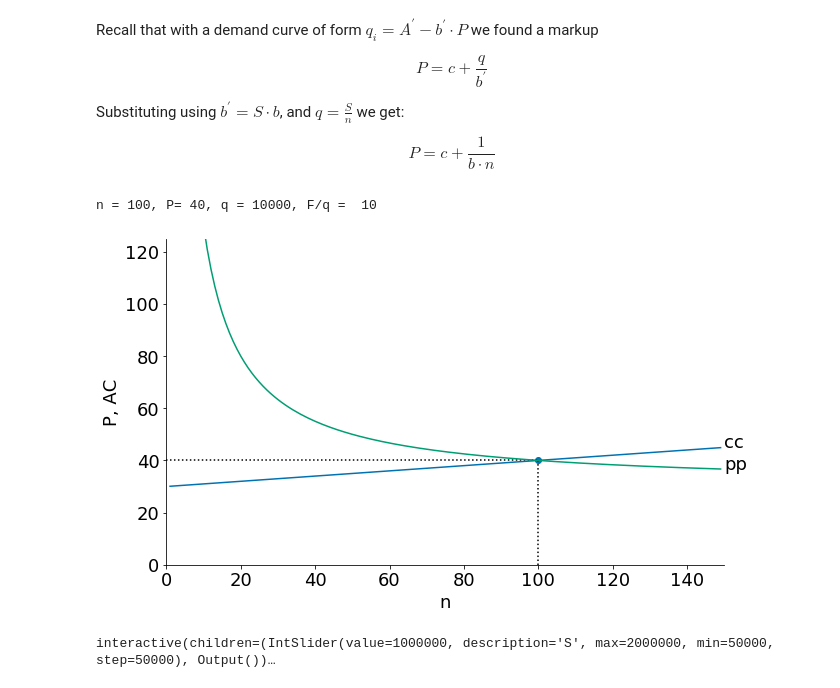
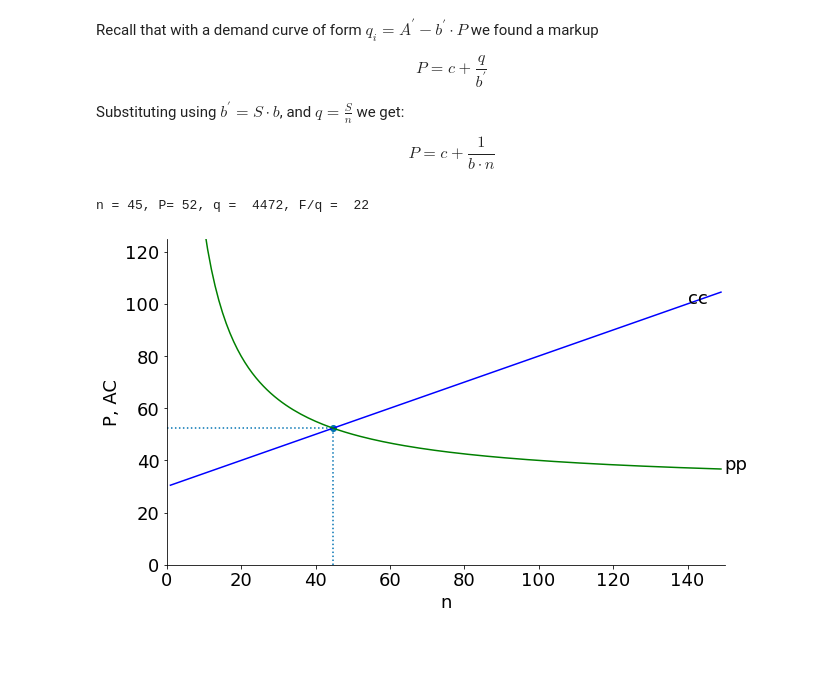
Before and after one commit to jhconning/Econ-Teach, a Jupyter notebook: notebooks/trade/IRS_monopolistic.ipynb, the cells around one changed output. Cells and saved outputs as stored; diff of their text form; code cells hidden in the pictures; blank space fills up the shorter version.

```diff
--- a/notebooks/trade/IRS_monopolistic.ipynb
+++ b/notebooks/trade/IRS_monopolistic.ipynb
@@ -118,12 +188,28 @@ Substituting using $b^\prime = S\cdot b$, and $q=\frac{S}{n}$ we get:
 $$
 P = c + \frac{1}{b \cdot n}
 $$
-# %%
-mkt_eq()
-# %% [output]
-n = 100, P= 40, q = 10000, F/q =  10
-[figure, removed]
+# %%
+def mkt_eq(S = S, F=F, c=c):
+    nmax = 150
+    n = np.arange(1,nmax)
+    ne = np.sqrt(S/(b*F))
+    Pe = c + np.sqrt(F/(S*b))
+    AC = c + ne*F/S
+    print(f"n = {ne:2.0f}, P={Pe:3.0f}, q = {S/ne:5.0f}, F/q = {ne*F/S:3.0f}")
+    plt.xlim(0,150)
+    plt.ylim(0,125)
+    plt.xlabel('n')
+    plt.ylabel('P, AC')
+    plt.plot(n, cc(n, S=S, F=F, c = c), color='b')
+    plt.plot(n, pp(n, b=b,  c = c), color='g')
+    plt.text(nmax,pp(nmax),"pp")
+    ntop = (100-c)*S/F
+    plt.text(min(nmax,ntop), cc(min(ntop,nmax),S=S, F=F, c = c), "cc")
+    plt.scatter(ne,Pe)
+    plt.hlines(Pe,0,ne,linestyle=":")
+    plt.vlines(ne,0,Pe,linestyle=":")
 # %%
-interact(mkt_eq, S=(50*1000, 2000*1000,50*1000), F=fixed(F), c=fixed(c) );
+mkt_eq(S=200000, F=F, c=c)
 # %% [output]
-interactive(children=(IntSlider(value=1000000, description='S', max=2000000, min=50000, step=50000), Output())…
+n = 45, P= 52, q =  4472, F/q =  22
+[figure, added]
```
Also changed, not shown: parts of 37 cells of this notebook, 5 other files.
